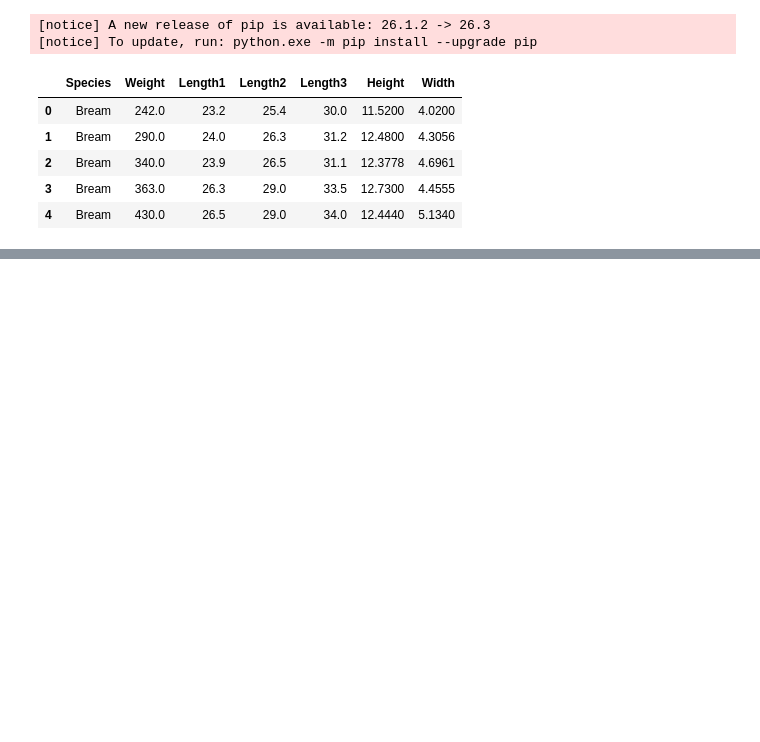
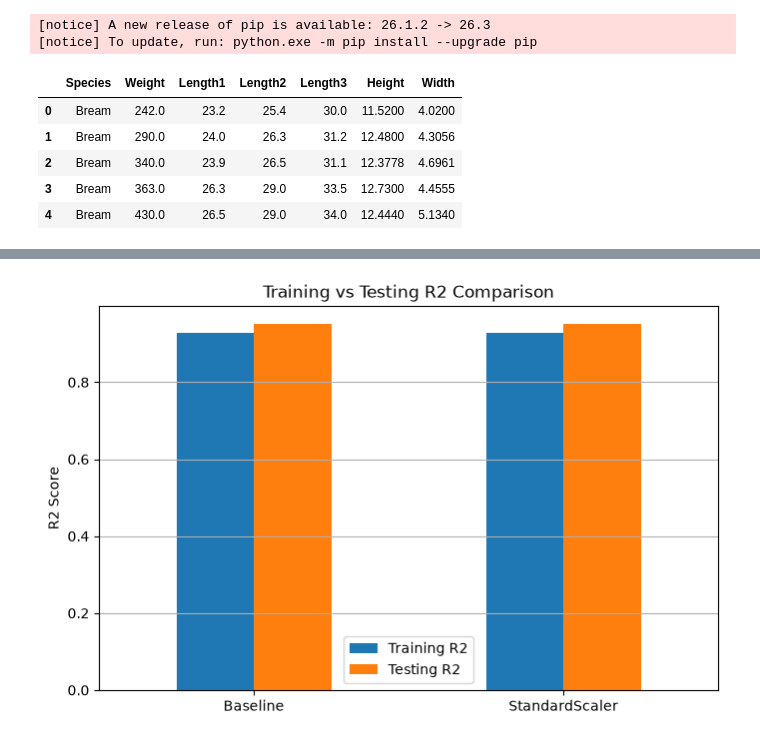
Before and after one commit to 2026eeb1331-create/AI101-mini-project, a Jupyter notebook: AI101mini.ipynb, the cells around one changed output, grey strips where cells are left out. Saved outputs shown, nothing was run; the diff lists cells and outputs as text; code cells hidden in the pictures; blank space fills up the shorter version.

```diff
--- a/AI101mini.ipynb
+++ b/AI101mini.ipynb
@@ -113,8 +171,28 @@ y_pred = model.predict(X_test)
 
 #         evaluation metrics
 
-print('MAE:',mean_absolute_error(y_test,y_pred))
-print('MSE:',mean_squared_error(y_test,y_pred))
-print('RMSE:',(mean_squared_error(y_test,y_pred))**0.5)
-print('r2_score:',r2_score(y_test,y_pred))
+def evaluation(name,model,predictions):
+
+    train_r2 = model.score(X_train, y_train)
+    test_r2 = r2_score(y_test, predictions)
+
+    mae = mean_absolute_error(y_test, predictions)
+
+    mse = mean_squared_error(y_test, predictions)
+
+    rmse = np.sqrt(mse)
+
+    print(f"\n========== {name} ==========")
+
+    print(f"Training R2 : {train_r2:.4f}")
+    print(f"Testing R2  : {test_r2:.4f}")
+    print(f"MAE         : {mae:.2f} g")
+    print(f"MSE         : {mse:.2f}")
+    print(f"RMSE        : {rmse:.2f} g")
+
+    return train_r2, test_r2, mae, rmse
+
+base_results = evaluation("Baseline Model",base_model,base_pred)
+
+scaled_results = evaluation ("Scaled Model",scaled_model,scaled_pred)
 # %% [output]
@@ -144,0 +237,19 @@ plt.show()
+# %%
+#2 train vs test r2 plot
+results = pd.DataFrame(
+    [base_results, scaled_results],
+    columns=["Training R2", "Testing R2","MAE","MSE"],
+    index=["Baseline", "StandardScaler"]
+)
+results[["Training R2", "Testing R2"]].plot(
+    kind="bar",
+    figsize=(8, 5)
+)
+
+plt.title("Training vs Testing R2 Comparison")
+plt.ylabel("R2 Score")
+plt.xticks(rotation=0)#so the text appears in horizontal
+plt.grid(axis="y")#horizontal grid appears instead of the standard square boxes
+plt.show()
+# %% [output]
+[figure, added]
```
Also changed, not shown: parts of 15 cells of this notebook.
